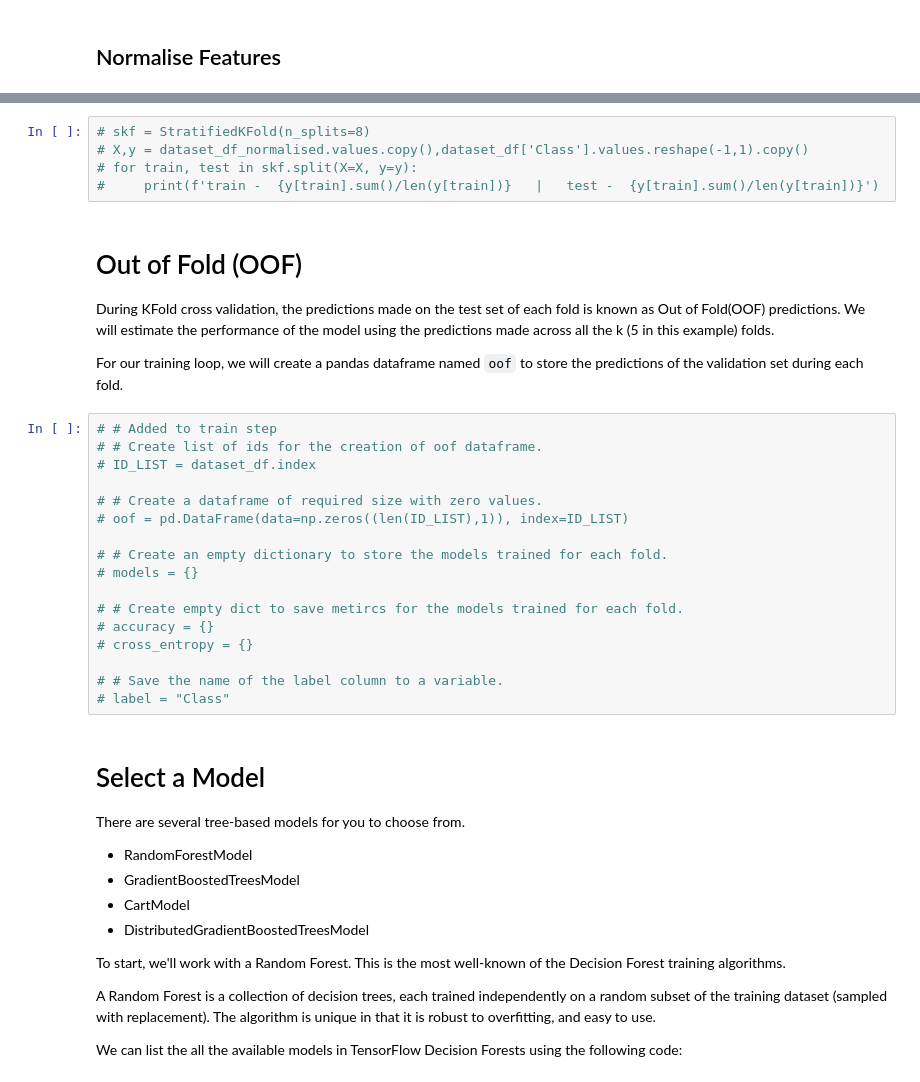
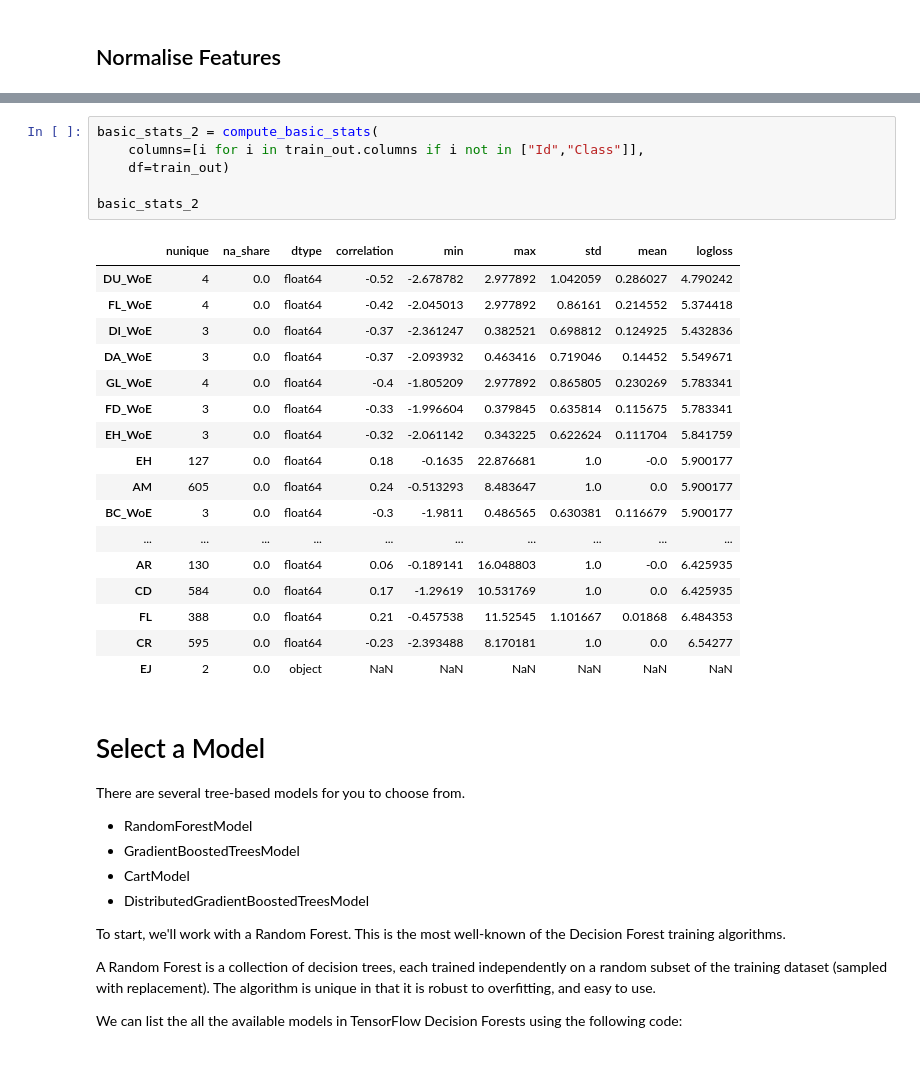
Before and after one commit to Bagirov-lab/Kaggle, a Jupyter notebook: identifying-age-related-solution.ipynb, the cells around one changed output, grey strips where cells are left out. Drawn from its saved outputs; the diff is of its cells as text.

```diff
--- a/identifying-age-related-solution.ipynb
+++ b/identifying-age-related-solution.ipynb
@@ -306,31 +175,27 @@ Read more about KFold [here](https://scikit-learn.org/stable/modules/generated/s
-# %%
-# skf = StratifiedKFold(n_splits=8)
-# X,y = dataset_df_normalised.values.copy(),dataset_df['Class'].values.reshape(-1,1).copy()
-# for train, test in skf.split(X=X, y=y):
-#     print(f'train -  {y[train].sum()/len(y[train])}   |   test -  {y[train].sum()/len(y[train])}')
-# %% [markdown]
-# Out of Fold (OOF)
-
-During KFold cross validation, the predictions made on the test set of each fold is known as Out of Fold(OOF) predictions. We will estimate the performance of the model using the predictions made across all the k (5 in this example) folds.
-
-For our training loop, we will create a pandas dataframe named `oof` to store the predictions of the validation set during each fold.
-# %%
-# # Added to train step
-# # Create list of ids for the creation of oof dataframe.
-# ID_LIST = dataset_df.index
-
-# # Create a dataframe of required size with zero values.
-# oof = pd.DataFrame(data=np.zeros((len(ID_LIST),1)), index=ID_LIST)
-
-# # Create an empty dictionary to store the models trained for each fold.
-# models = {}
-
-# # Create empty dict to save metircs for the models trained for each fold.
-# accuracy = {}
-# cross_entropy = {}
-
-# # Save the name of the label column to a variable.
-# label = "Class"
+# %%
+basic_stats_2 = compute_basic_stats(
+    columns=[i for i in train_out.columns if i not in ["Id","Class"]],
+    df=train_out)
+
+basic_stats_2
+# %% [output]
+|  | nunique | na_share | dtype | correlation | min | max | std | mean | logloss |
+| DU_WoE | 4 | 0.0 | float64 | -0.52 | -2.678782 | 2.977892 | 1.042059 | 0.286027 | 4.790242 |
+| FL_WoE | 4 | 0.0 | float64 | -0.42 | -2.045013 | 2.977892 | 0.86161 | 0.214552 | 5.374418 |
+| DI_WoE | 3 | 0.0 | float64 | -0.37 | -2.361247 | 0.382521 | 0.698812 | 0.124925 | 5.432836 |
+| DA_WoE | 3 | 0.0 | float64 | -0.37 | -2.093932 | 0.463416 | 0.719046 | 0.14452 | 5.549671 |
+| GL_WoE | 4 | 0.0 | float64 | -0.4 | -1.805209 | 2.977892 | 0.865805 | 0.230269 | 5.783341 |
+| FD_WoE | 3 | 0.0 | float64 | -0.33 | -1.996604 | 0.379845 | 0.635814 | 0.115675 | 5.783341 |
+| EH_WoE | 3 | 0.0 | float64 | -0.32 | -2.061142 | 0.343225 | 0.622624 | 0.111704 | 5.841759 |
+| EH | 127 | 0.0 | float64 | 0.18 | -0.1635 | 22.876681 | 1.0 | -0.0 | 5.900177 |
+| AM | 605 | 0.0 | float64 | 0.24 | -0.513293 | 8.483647 | 1.0 | 0.0 | 5.900177 |
+| BC_WoE | 3 | 0.0 | float64 | -0.3 | -1.9811 | 0.486565 | 0.630381 | 0.116679 | 5.900177 |
+| ... | ... | ... | ... | ... | ... | ... | ... | ... | ... |
+| AR | 130 | 0.0 | float64 | 0.06 | -0.189141 | 16.048803 | 1.0 | -0.0 | 6.425935 |
+| CD | 584 | 0.0 | float64 | 0.17 | -1.29619 | 10.531769 | 1.0 | 0.0 | 6.425935 |
+| FL | 388 | 0.0 | float64 | 0.21 | -0.457538 | 11.52545 | 1.101667 | 0.01868 | 6.484353 |
+| CR | 595 | 0.0 | float64 | -0.23 | -2.393488 | 8.170181 | 1.0 | 0.0 | 6.54277 |
+| EJ | 2 | 0.0 | object | NaN | NaN | NaN | NaN | NaN | NaN |
 # %% [markdown]
 # Select a Model
 
```
Also changed, not shown: parts of 45 cells of this notebook.
